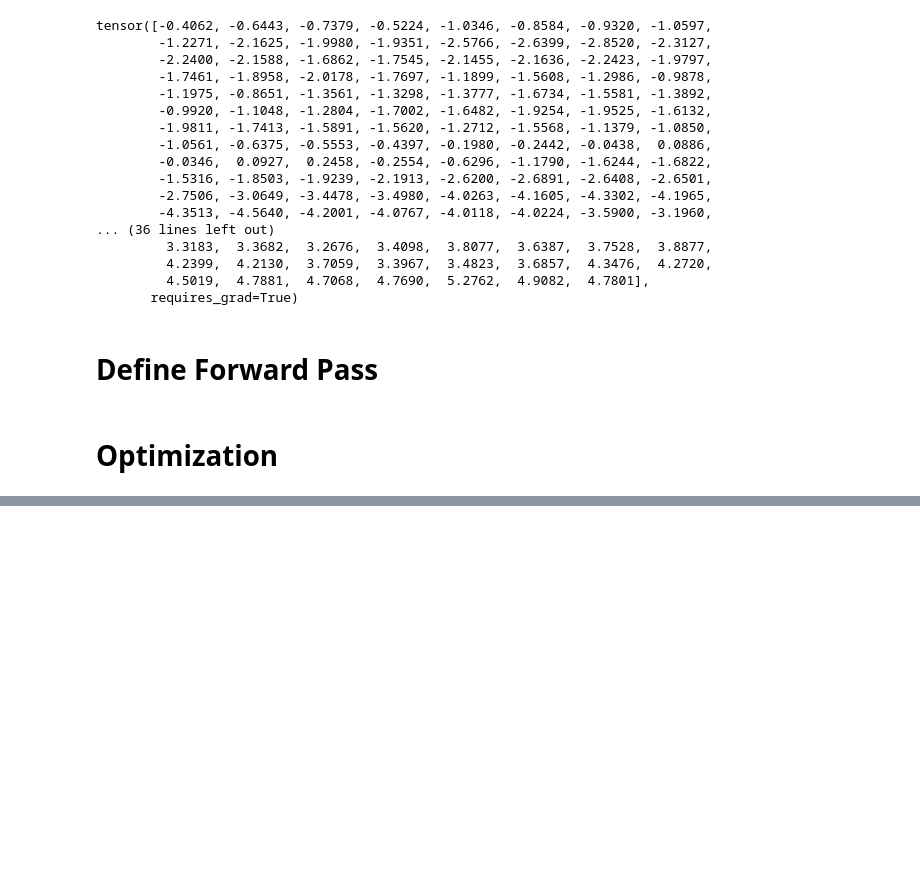
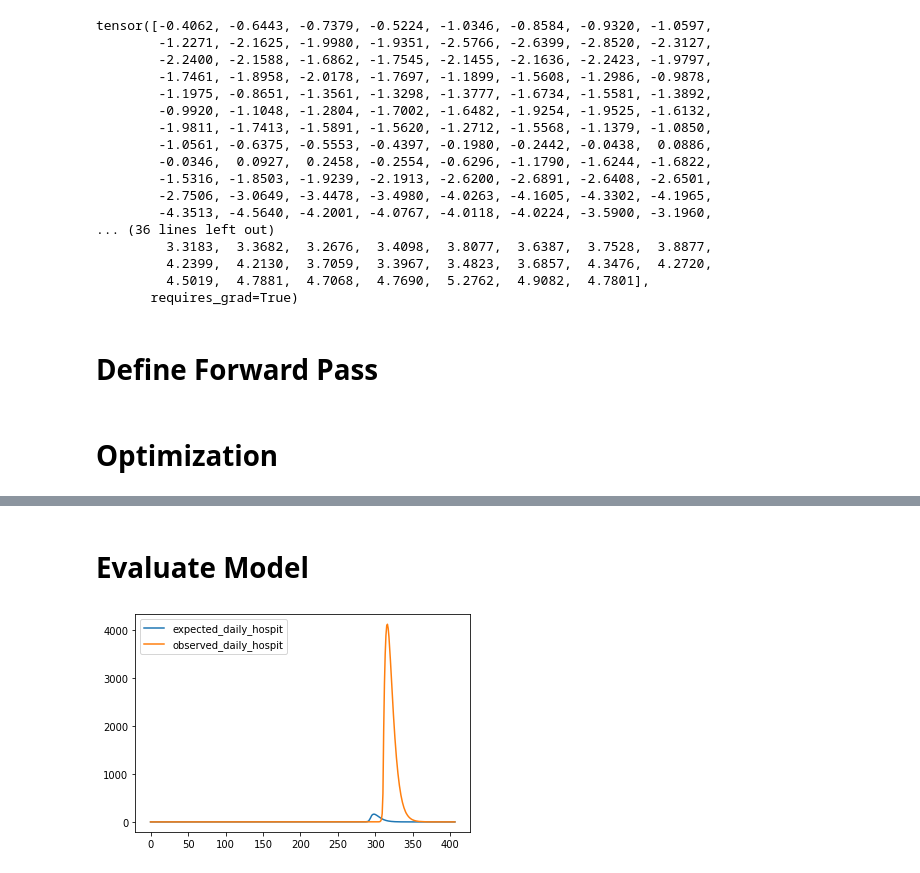
Before and after one commit to tsuehr/covid-prediction-tu, a Jupyter notebook: NLL.ipynb, the cells around one changed output, grey strips where cells are left out. Saved outputs shown, nothing was run; the diff lists cells and outputs as text; code cells hidden in the pictures; blank space fills up the shorter version.

```diff
--- a/NLL.ipynb
+++ b/NLL.ipynb
@@ -320,0 +419,9 @@ This Run:  0.6601030826568604 seconds
+# %% [markdown]
+# Evaluate Model
+# %%
+plt.plot(expected_daily_hospit.cpu().detach().numpy(), label='expected_daily_hospit')
+plt.plot(observed_daily_hospit.cpu().detach().numpy(), label='observed_daily_hospit')
+plt.legend()
+plt.show()
+# %% [output]
+[figure, added]
```
Also changed, not shown: parts of 13 cells of this notebook, 6 other files.
